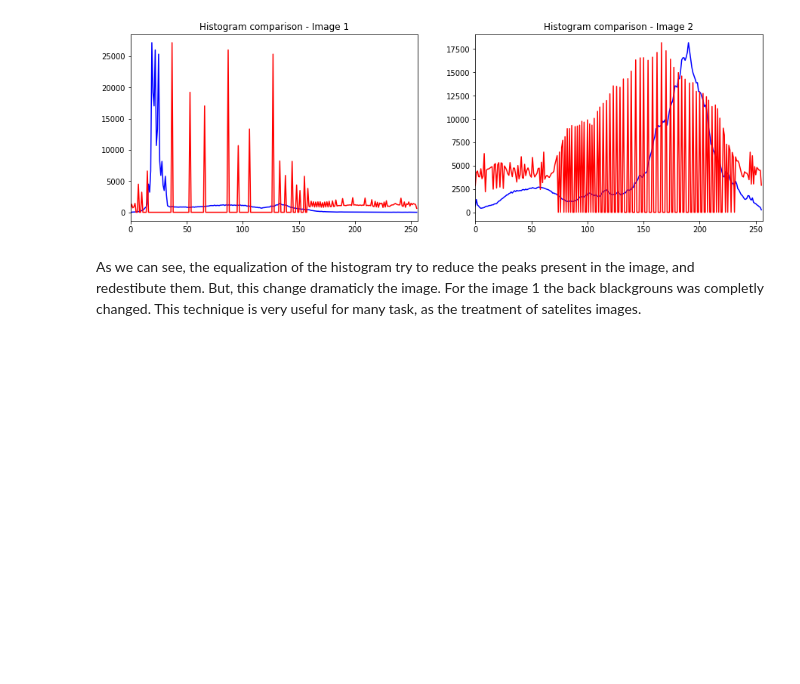
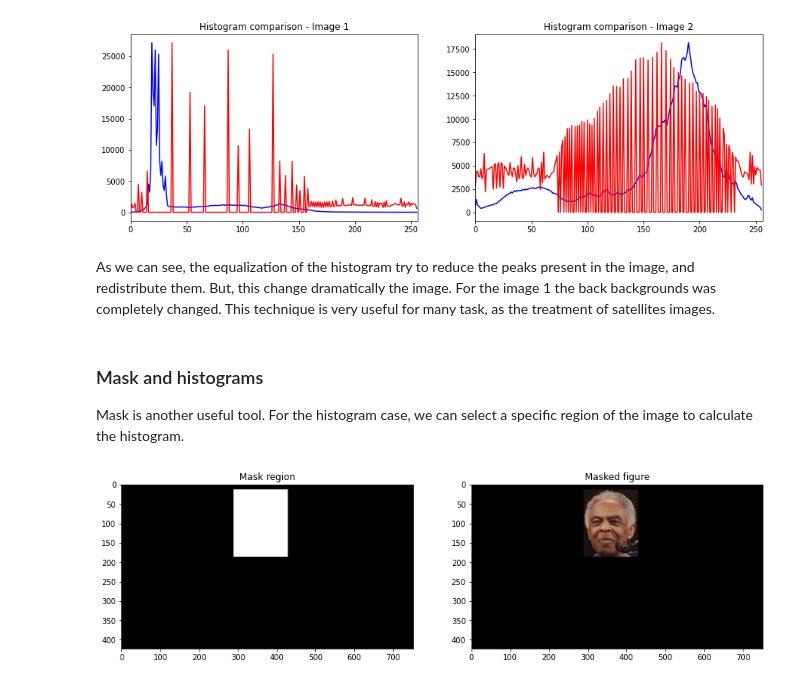
Before and after one commit to IgorMeloS/OpenCV_Training, a Jupyter notebook: OpenCV/1 - Basics OpenCV/image_histograma.ipynb, the cells around one changed output. Saved outputs shown, nothing was run; the diff lists cells and outputs as text; code cells hidden in the pictures; blank space fills up the shorter version.

```diff
--- a/OpenCV/1 - Basics OpenCV/image_histograma.ipynb
+++ b/OpenCV/1 - Basics OpenCV/image_histograma.ipynb
@@ -26,8 +26,8 @@ import numpy as np
 # %% [markdown]
 ### Loading the image from disk
 # %%
-img1 = cv2.imread("gil.jpg")
-img2 = cv2.imread("jk-bridge.jpg")
+img1 = cv2.imread("images/gil.jpg")
+img2 = cv2.imread("images/jk-bridge.jpg")
 # %% [markdown]
 ### Histogram with gray scale
 # %%
@@ -218,4 +218,8 @@ plt.show()
 # %% [output]
 [figure]
 # %% [markdown]
-As we can see, the equalization of the histogram try to reduce the peaks present in the image, and redestibute them. But, this change dramaticly the image. For the image 1 the back blackgrouns was completly changed. This technique is very useful for many task, as the treatment of satelites images.
+As we can see, the equalization of the histogram try to reduce the peaks present in the image, and redistribute them. But, this change dramatically the image. For the image 1 the back backgrounds was completely changed. This technique is very useful for many task, as the treatment of satellites images.
+# %% [markdown]
+### Mask and histograms
+
+Mask is another useful tool. For the histogram case, we can select a specific region of the image to calculate the histogram.
@@ -221,0 +240,16 @@ As we can see, the equalization of the histogram try to reduce the peaks present
+# %%
+# Creating the mask
+mask1 = np.zeros(img1.shape[:2], dtype = "uint8")
+cv2.rectangle(mask1, (289, 14), (428, 186), 255, -1) # To creat the mask in the selected region x(289-428) and
+# y(14-186)
+masked = cv2.bitwise_and(img1, img1, mask = mask) # usign the bitwise operantion and to show the masked region
+plt.figure(figsize=(15,10))
+plt.subplot(2,2,1)
+plt.title("Mask region")
+plt.imshow(cv2.cvtColor(mask, cv2.COLOR_BGR2RGB))
+plt.subplot(2,2,2)
+plt.title("Masked figure")
+plt.imshow(cv2.cvtColor(masked, cv2.COLOR_BGR2RGB))
+plt.show()
+# %% [output]
+[figure, added]
```
Also changed, not shown: parts of 2 cells of this notebook, 4 other files.
